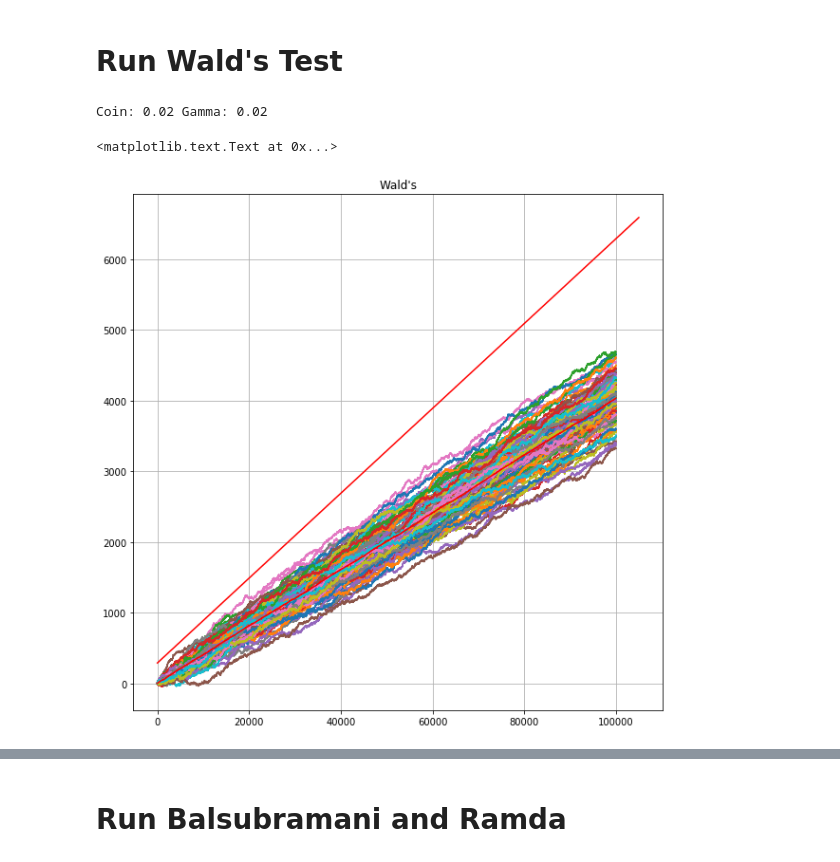
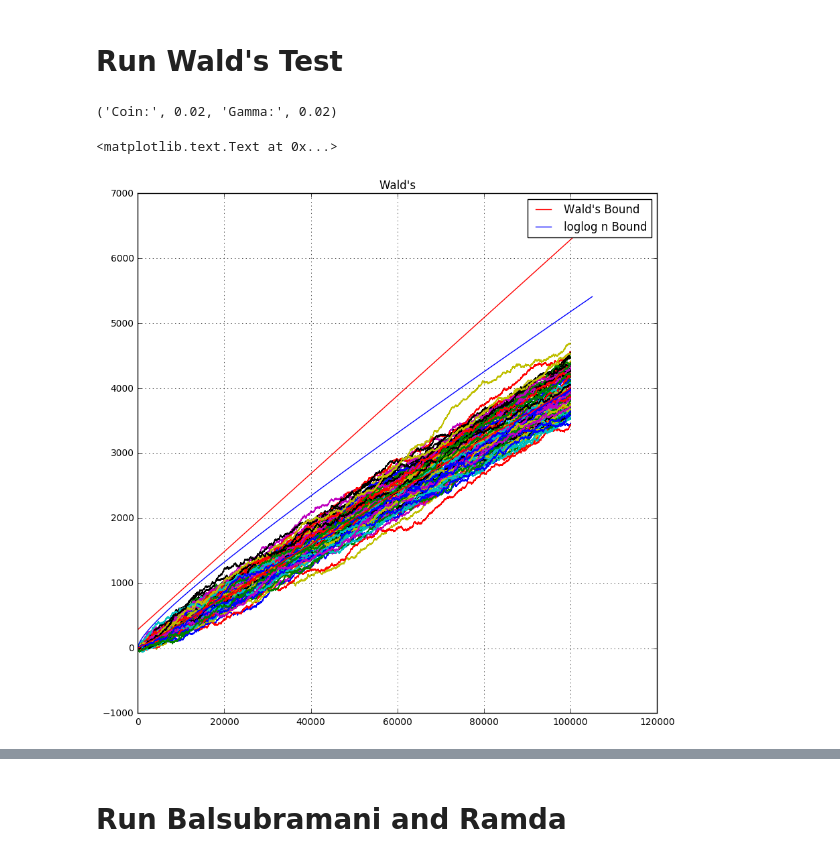
Before and after one commit to arapat/early-stop-synthetic, a Jupyter notebook: synthetic test.ipynb, the cells around one changed output, grey strips where cells are left out. Cells and saved outputs as stored; diff of their text form; code cells hidden in the pictures.

```diff
--- a/synthetic test.ipynb
+++ b/synthetic test.ipynb
@@ -29,36 +29,42 @@ for coin in coins:
 mean = mean / len(coins)
 
 
 def wald(gamma, delta, wsum):
     rou = log((0.5 + 2 * gamma) * (0.5 - gamma) / (0.5 - 2 * gamma) / (0.5 + gamma))
     alpha = 1.0 / rou * log((1.0 - delta) / delta)
     beta = 1.0 / rou * log((0.5 - gamma) / (0.5 - 2 * gamma))
     return 2 * alpha + (2 * beta - 1) * wsum
 
+def br2(gamma, delta, wsum):
+    kbr = 1
+    n = max(10.0, wsum)
+    return sqrt(kbr * n * log(log(n) / delta)) + 2 * n * gamma
 
 def plot(gamma, delta, T=30000):
     if T == 0:
         T = len(coins[0])
     plt.figure(figsize=(10, 10))
     for coin in coins:
         plt.plot(np.cumsum(coin[:T]))
-    plt.plot([wald(gamma, delta, i) for i in range(1, T+5000)], c="r")
+    plt.plot([wald(gamma, delta, i) for i in range(1, T+5000)], c="r", label="Wald's Bound")
+    plt.plot([br2(gamma, delta, i) for i in range(1, T+5000)], c="b", label="loglog n Bound")
     plt.grid()
+    plt.legend()
     # print wald(gamma, delta, T)
 
 
 print("Coin:", p, "Gamma:", gamma)
 delta = pow(10, -3) / K
 plot(gamma, delta, T = T)
 plt.plot(mean, c="red")
 plt.title("Wald's")
 
 # plt.xlim(0, 20000)
 # plt.ylim(-300, 1500)
 # %% [output]
-Coin: 0.02 Gamma: 0.02
+('Coin:', 0.02, 'Gamma:', 0.02)
 <matplotlib.text.Text at 0x...>
-[figure, old version]
+[figure, new version]
 # %%
 def wald(gamma, delta, wsum):
     rou = log((0.5 + 2 * gamma) * (0.5 - gamma) / (0.5 - 2 * gamma) / (0.5 + gamma))
```
Also changed, not shown: parts of 1 cell of this notebook.
